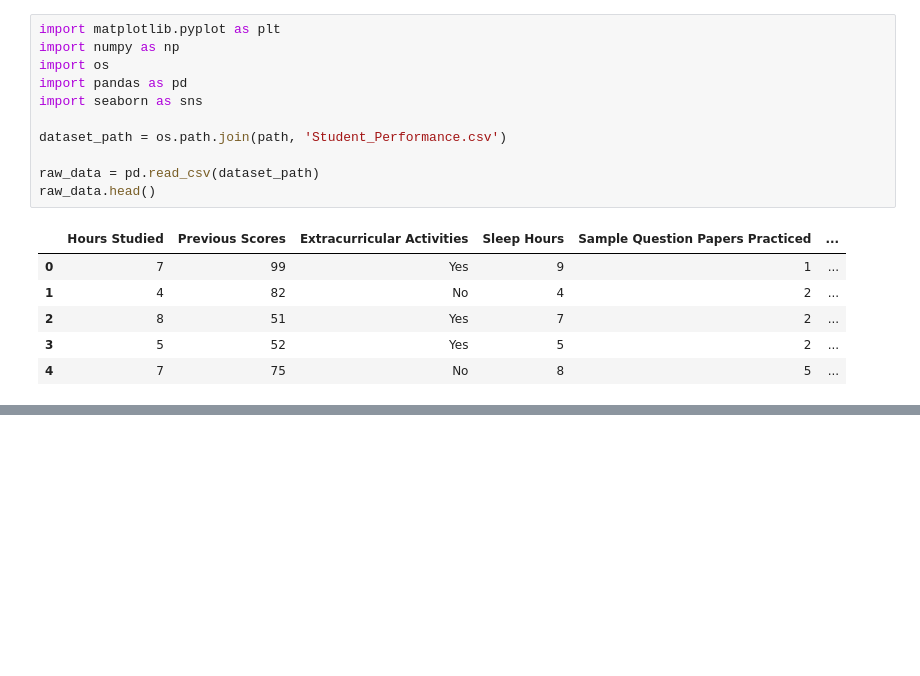
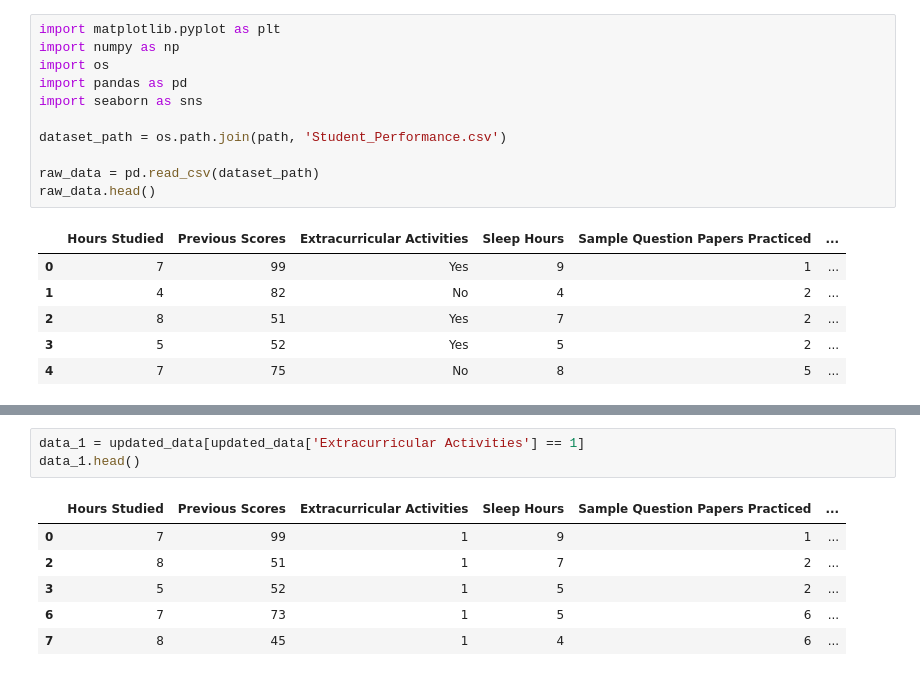
Before and after one commit to add0794/ordinary-least-squares-gradient-descent, a Jupyter notebook: jupyter.ipynb, the cells around one changed output, grey strips where cells are left out. Saved outputs shown, nothing was run; the diff lists cells and outputs as text; blank space fills up the shorter version.

```diff
--- a/jupyter.ipynb
+++ b/jupyter.ipynb
@@ -306,0 +302,10 @@ df.head()
+# %%
+data_1 = updated_data[updated_data['Extracurricular Activities'] == 1]
+data_1.head()
+# %% [output]
+|  | Hours Studied | Previous Scores | Extracurricular Activities | Sleep Hours | Sample Question Papers Practiced | ... |
+| 0 | 7 | 99 | 1 | 9 | 1 | ... |
+| 2 | 8 | 51 | 1 | 7 | 2 | ... |
+| 3 | 5 | 52 | 1 | 5 | 2 | ... |
+| 6 | 7 | 73 | 1 | 5 | 6 | ... |
+| 7 | 8 | 45 | 1 | 4 | 6 | ... |
```
Also changed, not shown: parts of 38 cells of this notebook, 1 other file.
